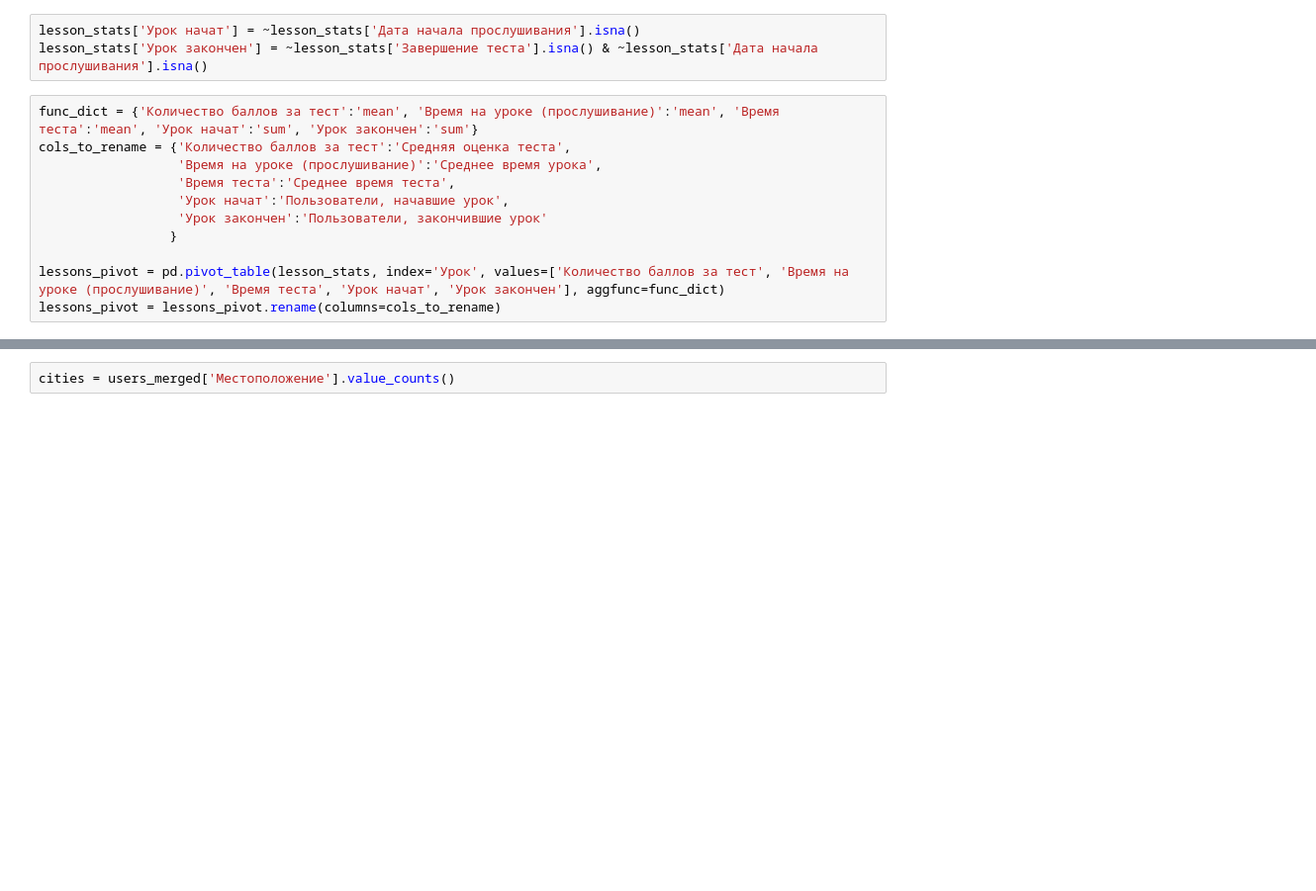
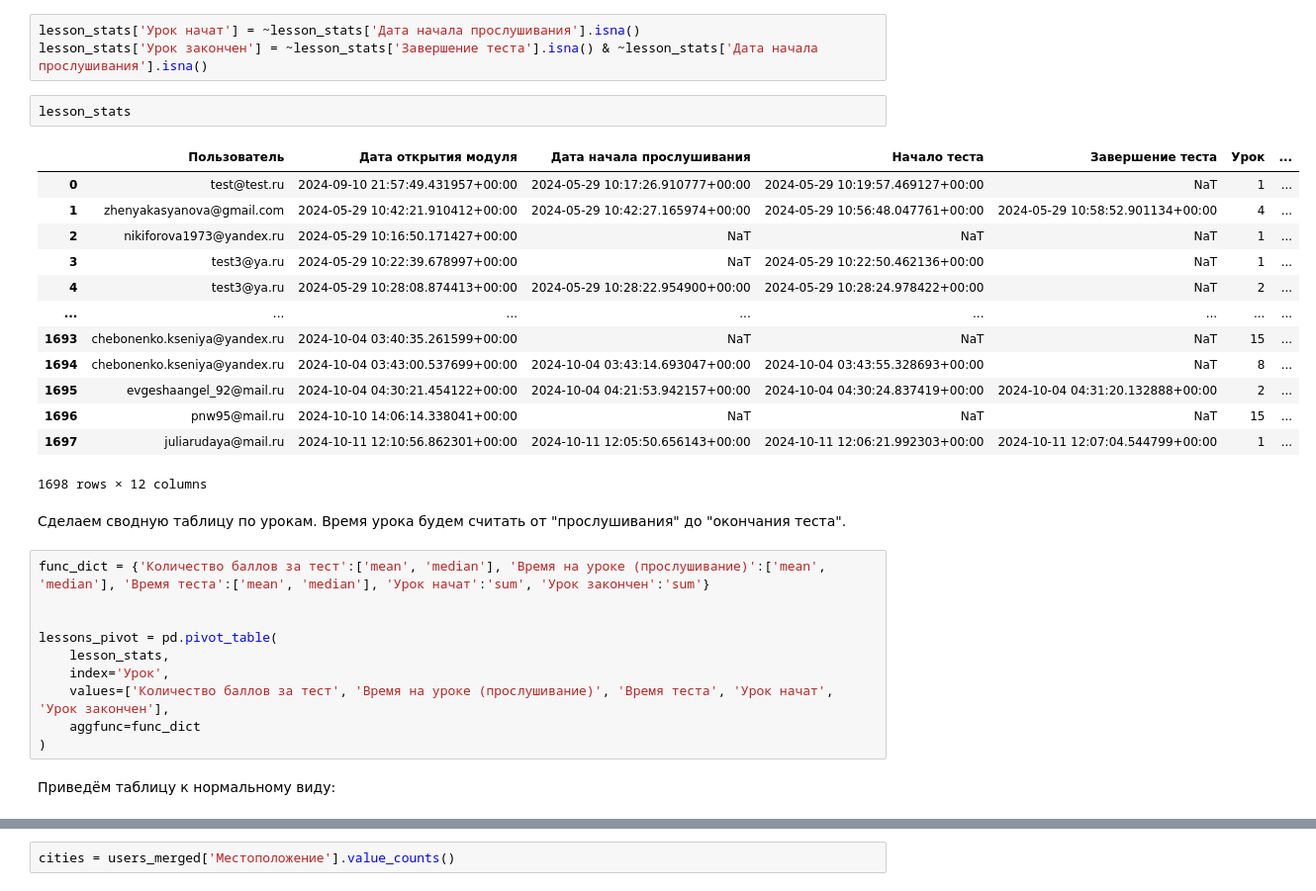
Before and after one commit to MaximZhambalov/Hackatone_10_2024_SF, a Jupyter notebook: 3_adjusting.ipynb, the cells around one changed output, grey strips where cells are left out. Shown at 99% size. Drawn from its saved outputs; the diff is of its cells as text; blank space fills up the shorter version.

```diff
--- a/3_adjusting.ipynb
+++ b/3_adjusting.ipynb
@@ -433,14 +435,33 @@ users_merged = users_merged.fillna(0)
 # %%
 lesson_stats['Урок начат'] = ~lesson_stats['Дата начала прослушивания'].isna()
 lesson_stats['Урок закончен'] = ~lesson_stats['Завершение теста'].isna() & ~lesson_stats['Дата начала прослушивания'].isna()
+# %%
+lesson_stats
+# %% [output]
+|  | Пользователь | Дата открытия модуля | Дата начала прослушивания | Начало теста | Завершение теста | Урок | ... |
+| 0 | test@test.ru | 2024-09-10 21:57:49.431957+00:00 | 2024-05-29 10:17:26.910777+00:00 | 2024-05-29 10:19:57.469127+00:00 | NaT | 1 | ... |
+| 1 | zhenyakasyanova@gmail.com | 2024-05-29 10:42:21.910412+00:00 | 2024-05-29 10:42:27.165974+00:00 | 2024-05-29 10:56:48.047761+00:00 | 2024-05-29 10:58:52.901134+00:00 | 4 | ... |
+| 2 | nikiforova1973@yandex.ru | 2024-05-29 10:16:50.171427+00:00 | NaT | NaT | NaT | 1 | ... |
+| 3 | test3@ya.ru | 2024-05-29 10:22:39.678997+00:00 | NaT | 2024-05-29 10:22:50.462136+00:00 | NaT | 1 | ... |
+| 4 | test3@ya.ru | 2024-05-29 10:28:08.874413+00:00 | 2024-05-29 10:28:22.954900+00:00 | 2024-05-29 10:28:24.978422+00:00 | NaT | 2 | ... |
+| ... | ... | ... | ... | ... | ... | ... | ... |
+| 1693 | chebonenko.kseniya@yandex.ru | 2024-10-04 03:40:35.261599+00:00 | NaT | NaT | NaT | 15 | ... |
+| 1694 | chebonenko.kseniya@yandex.ru | 2024-10-04 03:43:00.537699+00:00 | 2024-10-04 03:43:14.693047+00:00 | 2024-10-04 03:43:55.328693+00:00 | NaT | 8 | ... |
+| 1695 | evgeshaangel_92@mail.ru | 2024-10-04 04:30:21.454122+00:00 | 2024-10-04 04:21:53.942157+00:00 | 2024-10-04 04:30:24.837419+00:00 | 2024-10-04 04:31:20.132888+00:00 | 2 | ... |
+| 1696 | pnw95@mail.ru | 2024-10-10 14:06:14.338041+00:00 | NaT | NaT | NaT | 15 | ... |
+| 1697 | juliarudaya@mail.ru | 2024-10-11 12:10:56.862301+00:00 | 2024-10-11 12:05:50.656143+00:00 | 2024-10-11 12:06:21.992303+00:00 | 2024-10-11 12:07:04.544799+00:00 | 1 | ... |
+1698 rows × 12 columns
+# %% [markdown]
+Сделаем сводную таблицу по урокам. Время урока будем считать от "прослушивания" до "окончания теста".
 # %%
-func_dict = {'Количество баллов за тест':'mean', 'Время на уроке (прослушивание)':'mean', 'Время теста':'mean', 'Урок начат':'sum', 'Урок закончен':'sum'}
-cols_to_rename = {'Количество баллов за тест':'Средняя оценка теста',
-                  'Время на уроке (прослушивание)':'Среднее время урока',
-                  'Время теста':'Среднее время теста',
-                  'Урок начат':'Пользователи, начавшие урок',
-                  'Урок закончен':'Пользователи, закончившие урок'
-                 }
+func_dict = {'Количество баллов за тест':['mean', 'median'], 'Время на уроке (прослушивание)':['mean', 'median'], 'Время теста':['mean', 'median'], 'Урок начат':'sum', 'Урок закончен':'sum'}
 
-lessons_pivot = pd.pivot_table(lesson_stats, index='Урок', values=['Количество баллов за тест', 'Время на уроке (прослушивание)', 'Время теста', 'Урок начат', 'Урок закончен'], aggfunc=func_dict)
-lessons_pivot = lessons_pivot.rename(columns=cols_to_rename)
+
+lessons_pivot = pd.pivot_table(
+    lesson_stats,
+    index='Урок',
+    values=['Количество баллов за тест', 'Время на уроке (прослушивание)', 'Время теста', 'Урок начат', 'Урок закончен'],
+    aggfunc=func_dict
+)
+# %% [markdown]
+Приведём таблицу к нормальному виду:
```
Also changed, not shown: parts of 26 cells of this notebook, 2 other files.
